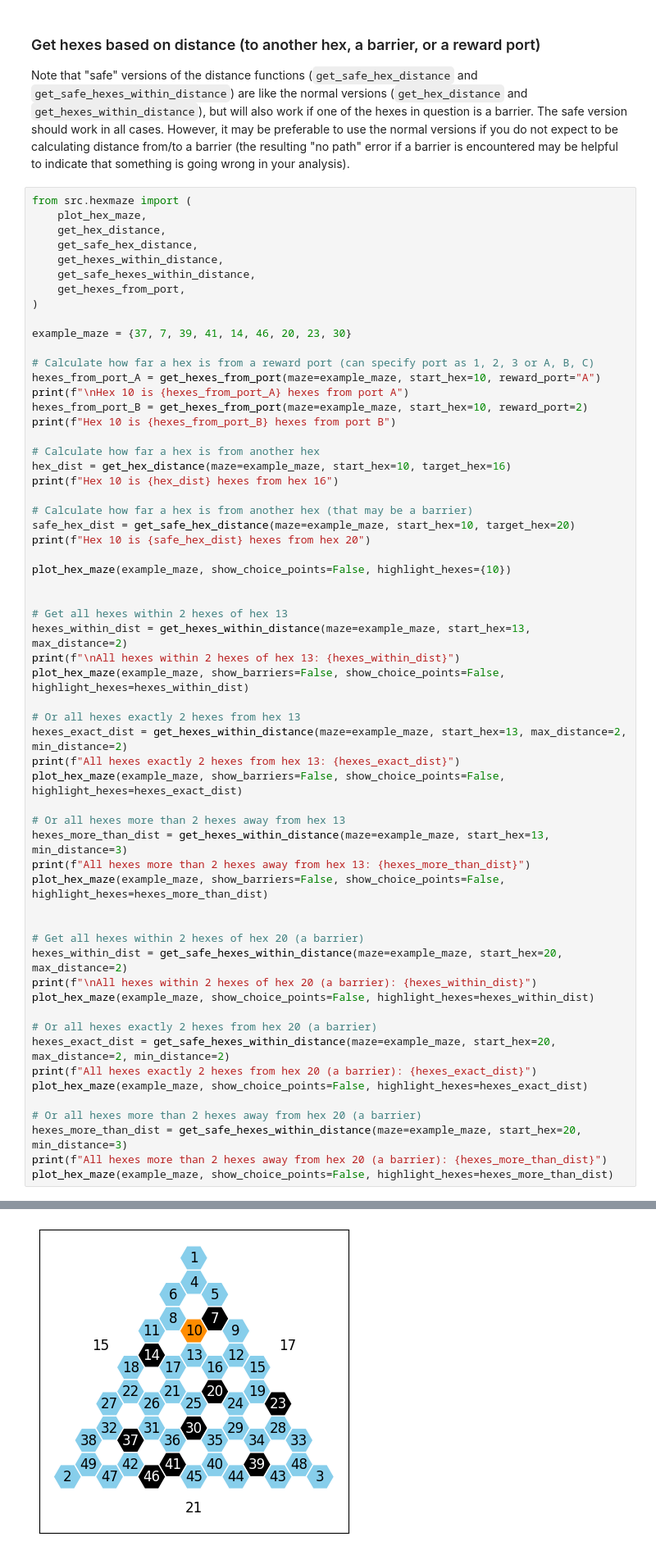
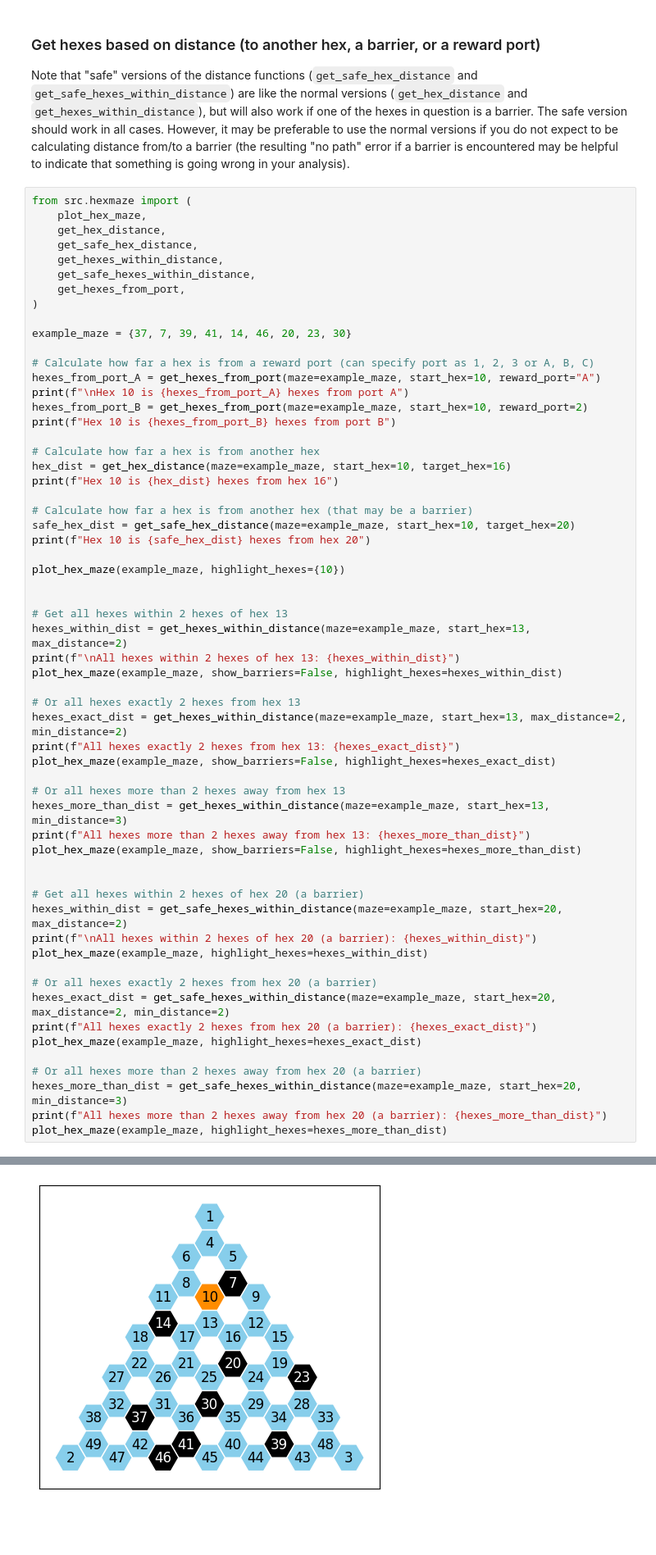
Before and after one commit to calderast/Hex-maze, a Jupyter notebook: Tutorials/10_Hex_Maze_Functions.ipynb, the cells around one changed output, grey strips where cells are left out. Shown at 82% size. Cells and saved outputs as stored; diff of their text form; blank space fills up the shorter version.

```diff
--- a/Tutorials/10_Hex_Maze_Functions.ipynb
+++ b/Tutorials/10_Hex_Maze_Functions.ipynb
@@ -239,43 +239,43 @@ print(f"Hex 10 is {hex_dist} hexes from hex 16")
 safe_hex_dist = get_safe_hex_distance(maze=example_maze, start_hex=10, target_hex=20)
 print(f"Hex 10 is {safe_hex_dist} hexes from hex 20")
 
-plot_hex_maze(example_maze, show_choice_points=False, highlight_hexes={10})
+plot_hex_maze(example_maze, highlight_hexes={10})
 
 
 # Get all hexes within 2 hexes of hex 13
 hexes_within_dist = get_hexes_within_distance(maze=example_maze, start_hex=13, max_distance=2)
 print(f"\nAll hexes within 2 hexes of hex 13: {hexes_within_dist}")
-plot_hex_maze(example_maze, show_barriers=False, show_choice_points=False, highlight_hexes=hexes_within_dist)
+plot_hex_maze(example_maze, show_barriers=False, highlight_hexes=hexes_within_dist)
 
 # Or all hexes exactly 2 hexes from hex 13
 hexes_exact_dist = get_hexes_within_distance(maze=example_maze, start_hex=13, max_distance=2, min_distance=2)
 print(f"All hexes exactly 2 hexes from hex 13: {hexes_exact_dist}")
-plot_hex_maze(example_maze, show_barriers=False, show_choice_points=False, highlight_hexes=hexes_exact_dist)
+plot_hex_maze(example_maze, show_barriers=False, highlight_hexes=hexes_exact_dist)
 
 # Or all hexes more than 2 hexes away from hex 13
 hexes_more_than_dist = get_hexes_within_distance(maze=example_maze, start_hex=13, min_distance=3)
 print(f"All hexes more than 2 hexes away from hex 13: {hexes_more_than_dist}")
-plot_hex_maze(example_maze, show_barriers=False, show_choice_points=False, highlight_hexes=hexes_more_than_dist)
+plot_hex_maze(example_maze, show_barriers=False, highlight_hexes=hexes_more_than_dist)
 
 
 # Get all hexes within 2 hexes of hex 20 (a barrier)
 hexes_within_dist = get_safe_hexes_within_distance(maze=example_maze, start_hex=20, max_distance=2)
 print(f"\nAll hexes within 2 hexes of hex 20 (a barrier): {hexes_within_dist}")
-plot_hex_maze(example_maze, show_choice_points=False, highlight_hexes=hexes_within_dist)
+plot_hex_maze(example_maze, highlight_hexes=hexes_within_dist)
 
 # Or all hexes exactly 2 hexes from hex 20 (a barrier)
 hexes_exact_dist = get_safe_hexes_within_distance(maze=example_maze, start_hex=20, max_distance=2, min_distance=2)
 print(f"All hexes exactly 2 hexes from hex 20 (a barrier): {hexes_exact_dist}")
-plot_hex_maze(example_maze, show_choice_points=False, highlight_hexes=hexes_exact_dist)
+plot_hex_maze(example_maze, highlight_hexes=hexes_exact_dist)
 
 # Or all hexes more than 2 hexes away from hex 20 (a barrier)
 hexes_more_than_dist = get_safe_hexes_within_distance(maze=example_maze, start_hex=20, min_distance=3)
 print(f"All hexes more than 2 hexes away from hex 20 (a barrier): {hexes_more_than_dist}")
-plot_hex_maze(example_maze, show_choice_points=False, highlight_hexes=hexes_more_than_dist)
+plot_hex_maze(example_maze, highlight_hexes=hexes_more_than_dist)
 # %% [output]
 Hex 10 is 4 hexes from port A
 Hex 10 is 10 hexes from port B
 Hex 10 is 2 hexes from hex 16
 Hex 10 is 3 hexes from hex 20
-[figure, old version]
+[figure, new version]
 All hexes within 2 hexes of hex 13: {8, 10, 12, 16, 17, 21}
```
Also changed, not shown: parts of 8 cells of this notebook, 9 other files.
